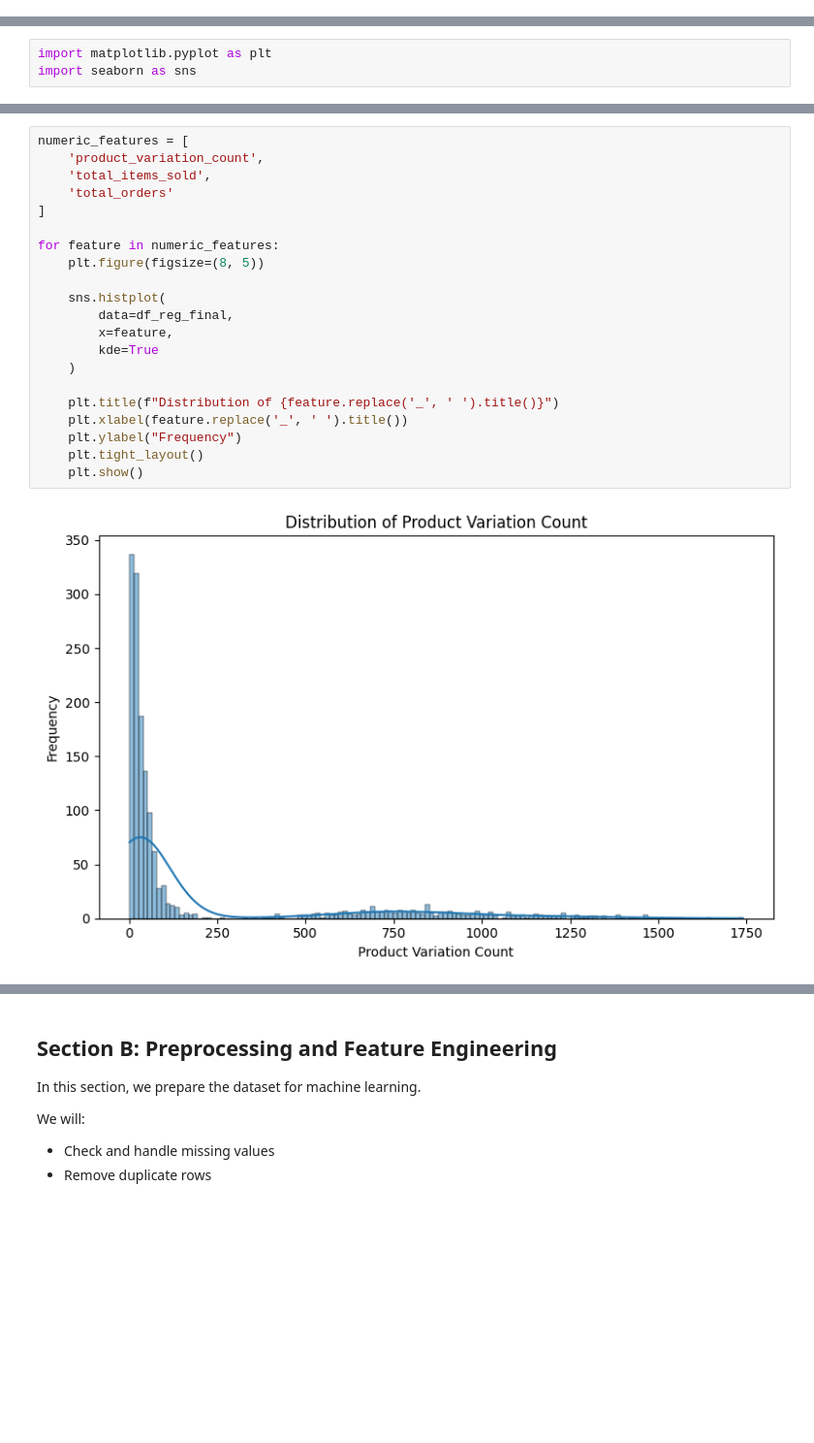
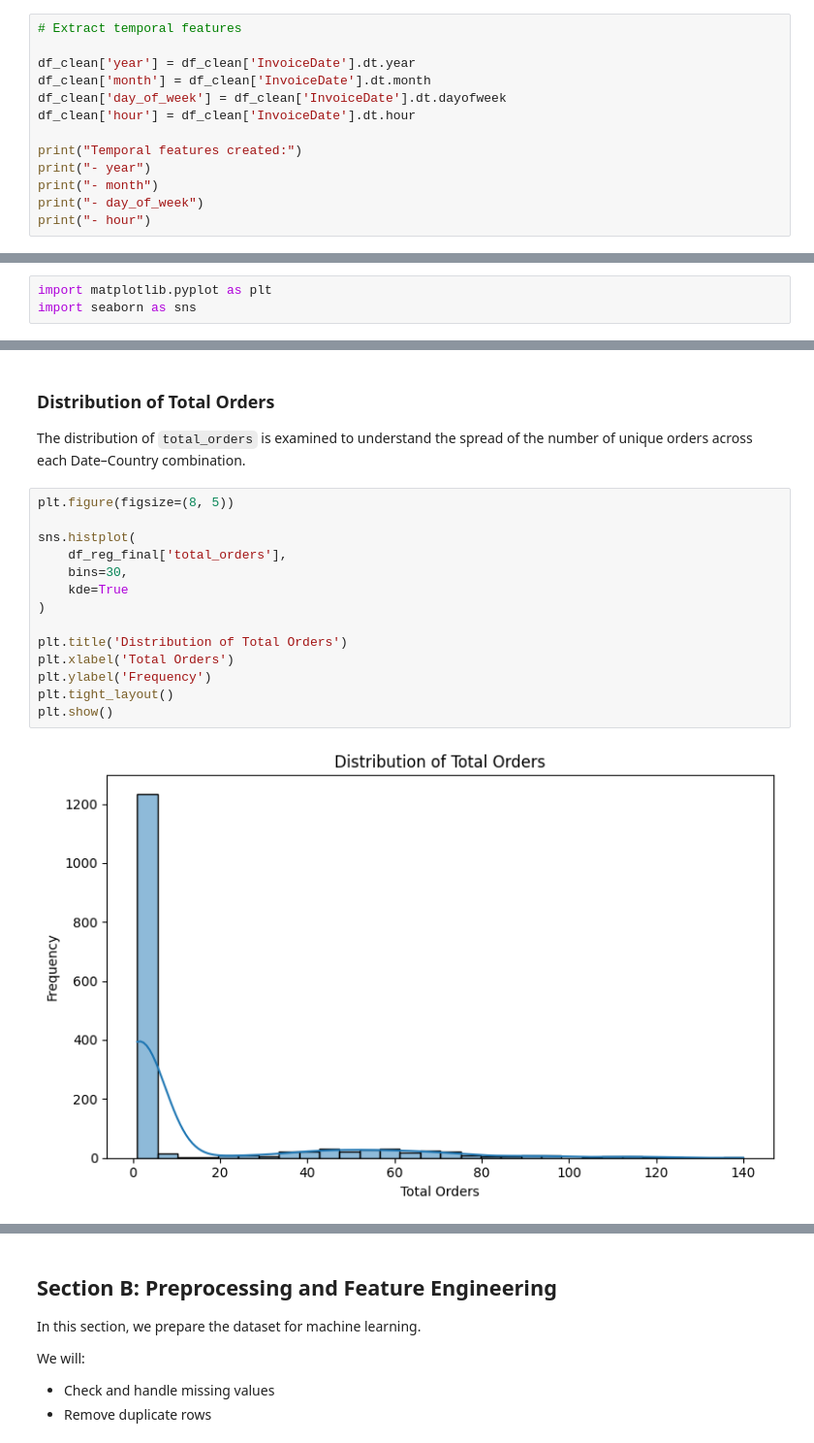
Before and after one commit to MR7star/ML-Capstone-Project, a Jupyter notebook: notebooks/regression.ipynb, the cells around one changed output, grey strips where cells are left out. Shown at 97% size. Cells and saved outputs as stored; diff of their text form; blank space fills up the shorter version.

```diff
--- a/notebooks/regression.ipynb
+++ b/notebooks/regression.ipynb
@@ -98,0 +120,13 @@ Date was extracted from InvoiceDate
+# %%
+# Extract temporal features
+
+df_clean['year'] = df_clean['InvoiceDate'].dt.year
+df_clean['month'] = df_clean['InvoiceDate'].dt.month
+df_clean['day_of_week'] = df_clean['InvoiceDate'].dt.dayofweek
+df_clean['hour'] = df_clean['InvoiceDate'].dt.hour
+
+print("Temporal features created:")
+print("- year")
+print("- month")
+print("- day_of_week")
+print("- hour")
@@ -241,23 +350,20 @@ preprocessing and regression modeling.
+# %% [markdown]
+### Distribution of Total Orders
+
+The distribution of `total_orders` is examined to understand the spread of the number of unique orders across each Date–Country combination.
 # %%
-numeric_features = [
-    'product_variation_count',
-    'total_items_sold',
-    'total_orders'
-]
+plt.figure(figsize=(8, 5))
 
-for feature in numeric_features:
-    plt.figure(figsize=(8, 5))
+sns.histplot(
+    df_reg_final['total_orders'],
+    bins=30,
+    kde=True
+)
 
-    sns.histplot(
-        data=df_reg_final,
-        x=feature,
-        kde=True
-    )
-
-    plt.title(f"Distribution of {feature.replace('_', ' ').title()}")
-    plt.xlabel(feature.replace('_', ' ').title())
-    plt.ylabel("Frequency")
-    plt.tight_layout()
-    plt.show()
+plt.title('Distribution of Total Orders')
+plt.xlabel('Total Orders')
+plt.ylabel('Frequency')
+plt.tight_layout()
+plt.show()
 # %% [output]
-[figure, old version]
+[figure, new version]
```
Also changed, not shown: parts of 55 cells of this notebook, 1 other file.
